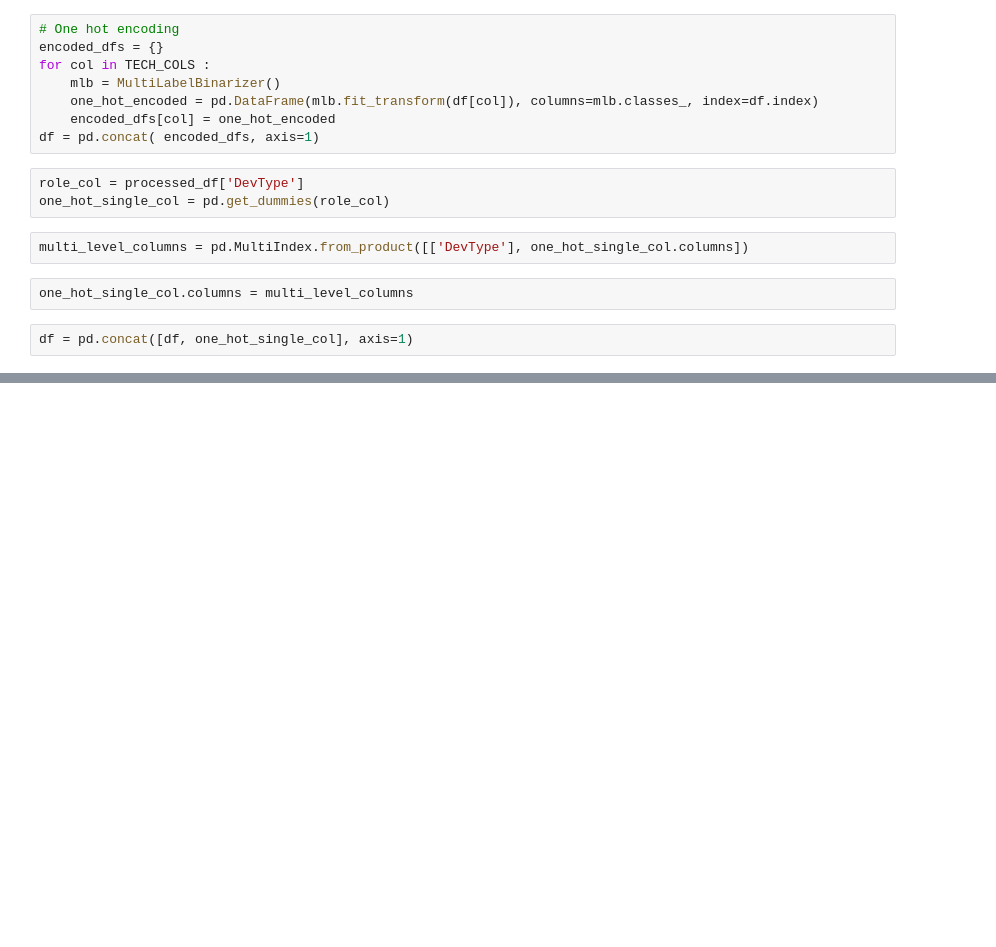
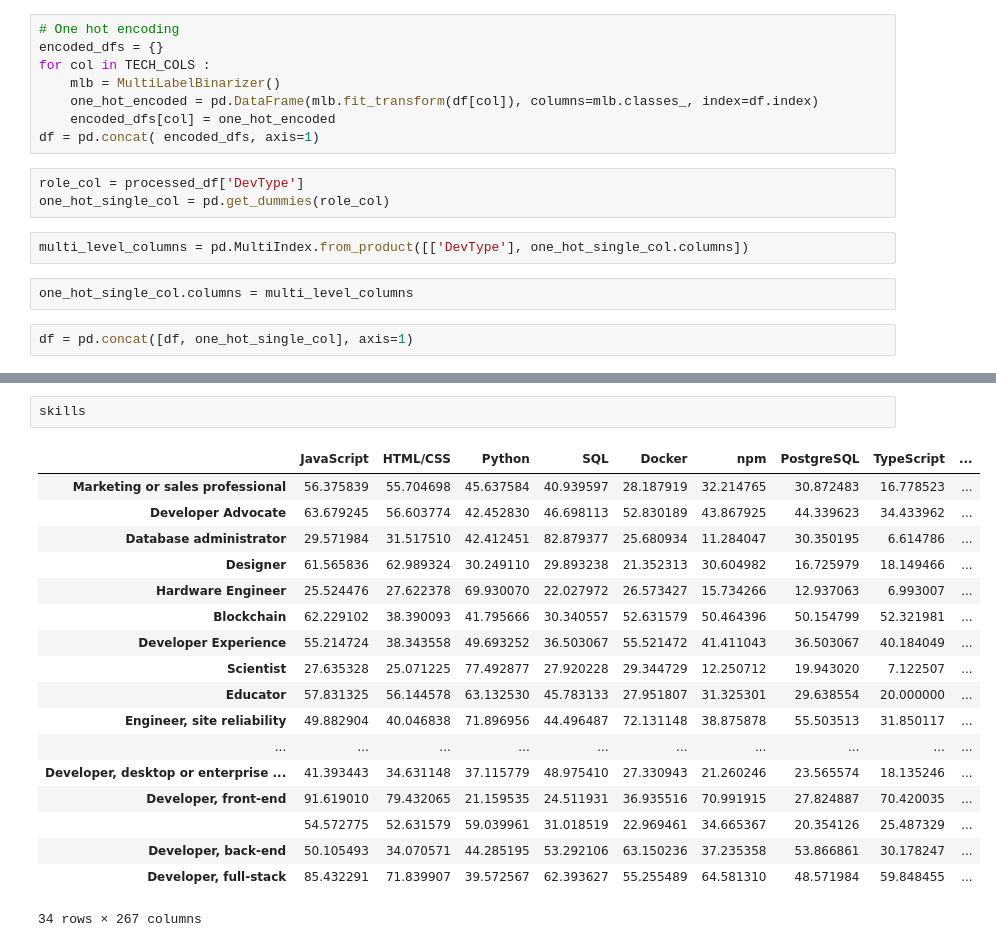
Before and after one commit to MuhamedGad/End2End-Projct, a Jupyter notebook: notebooks/03_Descriptive_Statistics.ipynb, the cells around one changed output, grey strips where cells are left out. Drawn from its saved outputs; the diff is of its cells as text; blank space fills up the shorter version.

```diff
--- a/notebooks/03_Descriptive_Statistics.ipynb
+++ b/notebooks/03_Descriptive_Statistics.ipynb
@@ -68,0 +140,21 @@ skills_df.sum().reset_index()
+# %%
+skills
+# %% [output]
+|  | JavaScript | HTML/CSS | Python | SQL | Docker | npm | PostgreSQL | TypeScript | ... |
+| Marketing or sales professional | 56.375839 | 55.704698 | 45.637584 | 40.939597 | 28.187919 | 32.214765 | 30.872483 | 16.778523 | ... |
+| Developer Advocate | 63.679245 | 56.603774 | 42.452830 | 46.698113 | 52.830189 | 43.867925 | 44.339623 | 34.433962 | ... |
+| Database administrator | 29.571984 | 31.517510 | 42.412451 | 82.879377 | 25.680934 | 11.284047 | 30.350195 | 6.614786 | ... |
+| Designer | 61.565836 | 62.989324 | 30.249110 | 29.893238 | 21.352313 | 30.604982 | 16.725979 | 18.149466 | ... |
+| Hardware Engineer | 25.524476 | 27.622378 | 69.930070 | 22.027972 | 26.573427 | 15.734266 | 12.937063 | 6.993007 | ... |
+| Blockchain | 62.229102 | 38.390093 | 41.795666 | 30.340557 | 52.631579 | 50.464396 | 50.154799 | 52.321981 | ... |
+| Developer Experience | 55.214724 | 38.343558 | 49.693252 | 36.503067 | 55.521472 | 41.411043 | 36.503067 | 40.184049 | ... |
+| Scientist | 27.635328 | 25.071225 | 77.492877 | 27.920228 | 29.344729 | 12.250712 | 19.943020 | 7.122507 | ... |
+| Educator | 57.831325 | 56.144578 | 63.132530 | 45.783133 | 27.951807 | 31.325301 | 29.638554 | 20.000000 | ... |
+| Engineer, site reliability | 49.882904 | 40.046838 | 71.896956 | 44.496487 | 72.131148 | 38.875878 | 55.503513 | 31.850117 | ... |
+| ... | ... | ... | ... | ... | ... | ... | ... | ... | ... |
+| Developer, desktop or enterprise ... | 41.393443 | 34.631148 | 37.115779 | 48.975410 | 27.330943 | 21.260246 | 23.565574 | 18.135246 | ... |
+| Developer, front-end | 91.619010 | 79.432065 | 21.159535 | 24.511931 | 36.935516 | 70.991915 | 27.824887 | 70.420035 | ... |
+|  | 54.572775 | 52.631579 | 59.039961 | 31.018519 | 22.969461 | 34.665367 | 20.354126 | 25.487329 | ... |
+| Developer, back-end | 50.105493 | 34.070571 | 44.285195 | 53.292106 | 63.150236 | 37.235358 | 53.866861 | 30.178247 | ... |
+| Developer, full-stack | 85.432291 | 71.839907 | 39.572567 | 62.393627 | 55.255489 | 64.581310 | 48.571984 | 59.848455 | ... |
+34 rows × 267 columns
```
Also changed, not shown: parts of 11 cells of this notebook.
